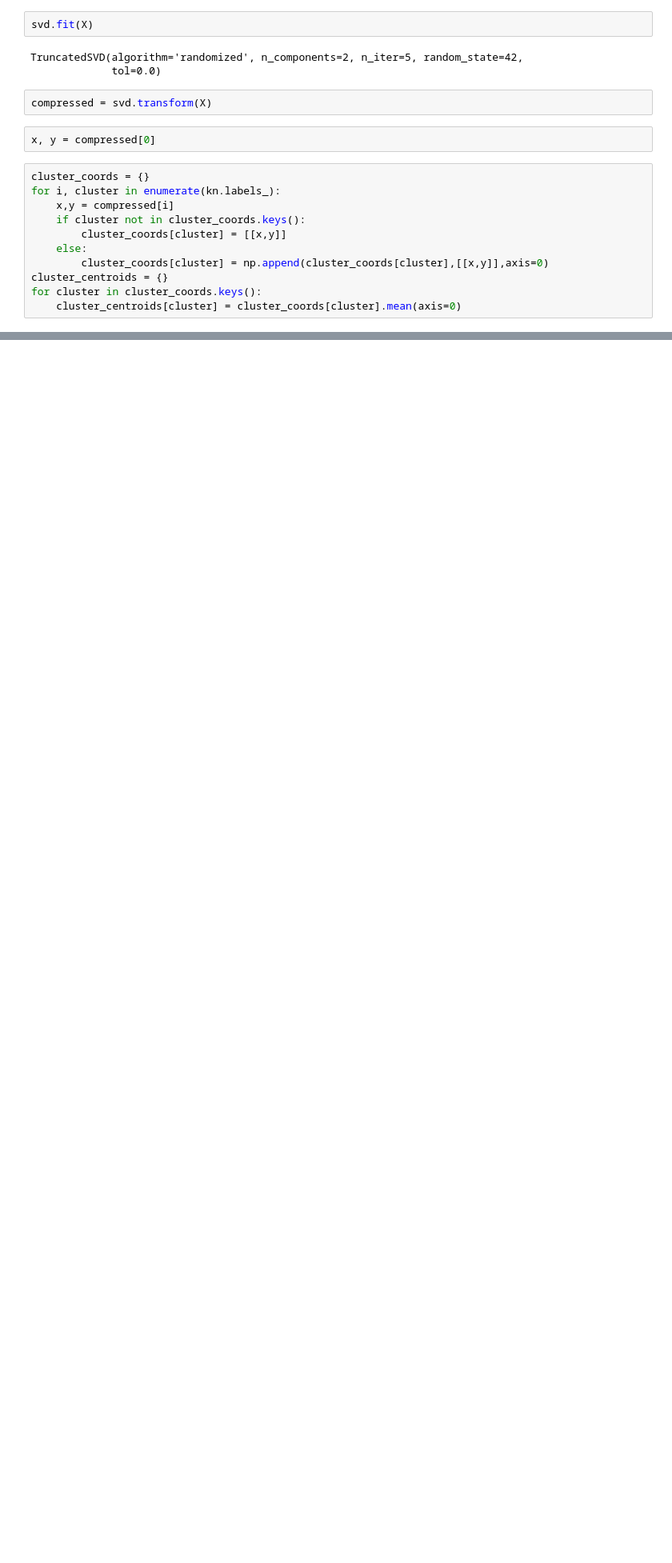
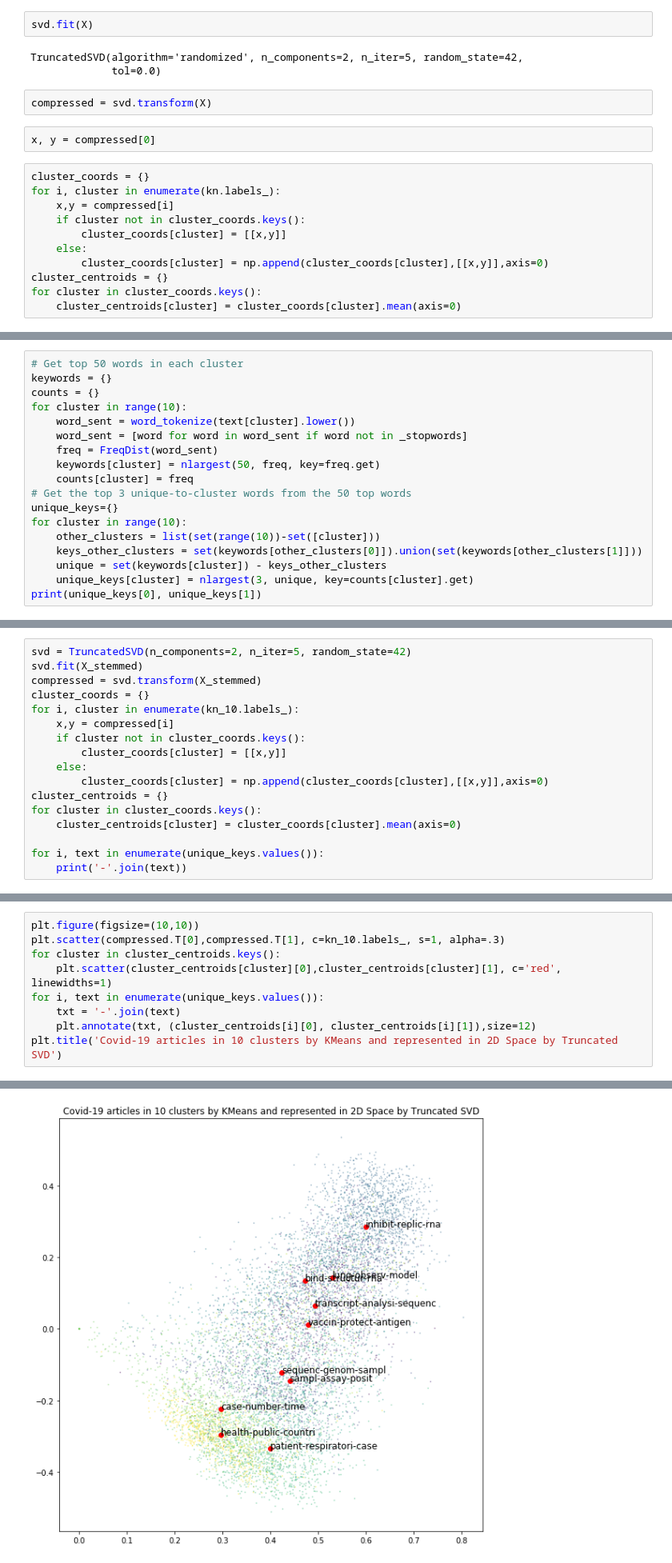
Before and after one commit to michellemho/covid-19, a Jupyter notebook: covid-19-papers/text_exploration.ipynb, the cells around one changed output, grey strips where cells are left out. Shown: that part at 80% size. Cells and saved outputs as stored; diff of their text form; blank space fills up the shorter version.

```diff
--- a/covid-19-papers/text_exploration.ipynb
+++ b/covid-19-papers/text_exploration.ipynb
@@ -214,0 +280,18 @@ Text(0.5, 1.0, 'Covid-19 articles in 10 clusters by KMeans and represented in 2D
+# %%
+# Get top 50 words in each cluster
+keywords = {}
+counts = {}
+for cluster in range(10):
+    word_sent = word_tokenize(text[cluster].lower())
+    word_sent = [word for word in word_sent if word not in _stopwords]
+    freq = FreqDist(word_sent)
+    keywords[cluster] = nlargest(50, freq, key=freq.get)
+    counts[cluster] = freq
+# Get the top 3 unique-to-cluster words from the 50 top words
+unique_keys={}
+for cluster in range(10):
+    other_clusters = list(set(range(10))-set([cluster]))
+    keys_other_clusters = set(keywords[other_clusters[0]]).union(set(keywords[other_clusters[1]]))
+    unique = set(keywords[cluster]) - keys_other_clusters
+    unique_keys[cluster] = nlargest(3, unique, key=counts[cluster].get)
+print(unique_keys[0], unique_keys[1])
@@ -214,0 +300,17 @@ Text(0.5, 1.0, 'Covid-19 articles in 10 clusters by KMeans and represented in 2D
+# %%
+svd = TruncatedSVD(n_components=2, n_iter=5, random_state=42)
+svd.fit(X_stemmed)
+compressed = svd.transform(X_stemmed)
+cluster_coords = {}
+for i, cluster in enumerate(kn_10.labels_):
+    x,y = compressed[i]
+    if cluster not in cluster_coords.keys():
+        cluster_coords[cluster] = [[x,y]]
+    else:
+        cluster_coords[cluster] = np.append(cluster_coords[cluster],[[x,y]],axis=0)
+cluster_centroids = {}
+for cluster in cluster_coords.keys():
+    cluster_centroids[cluster] = cluster_coords[cluster].mean(axis=0)
+
+for i, text in enumerate(unique_keys.values()):
+    print('-'.join(text))
@@ -214,0 +328,10 @@ Text(0.5, 1.0, 'Covid-19 articles in 10 clusters by KMeans and represented in 2D
+# %%
+plt.figure(figsize=(10,10))
+plt.scatter(compressed.T[0],compressed.T[1], c=kn_10.labels_, s=1, alpha=.3)
+for cluster in cluster_centroids.keys():
+    plt.scatter(cluster_centroids[cluster][0],cluster_centroids[cluster][1], c='red', linewidths=1)
+for i, text in enumerate(unique_keys.values()):
+    txt = '-'.join(text)
+    plt.annotate(txt, (cluster_centroids[i][0], cluster_centroids[i][1]),size=12)
+plt.title('Covid-19 articles in 10 clusters by KMeans and represented in 2D Space by Truncated SVD')
+# %% [output]
@@ -214,0 +339 @@ Text(0.5, 1.0, 'Covid-19 articles in 10 clusters by KMeans and represented in 2D
+[figure, added]
```
Also changed, not shown: parts of 61 cells of this notebook.
